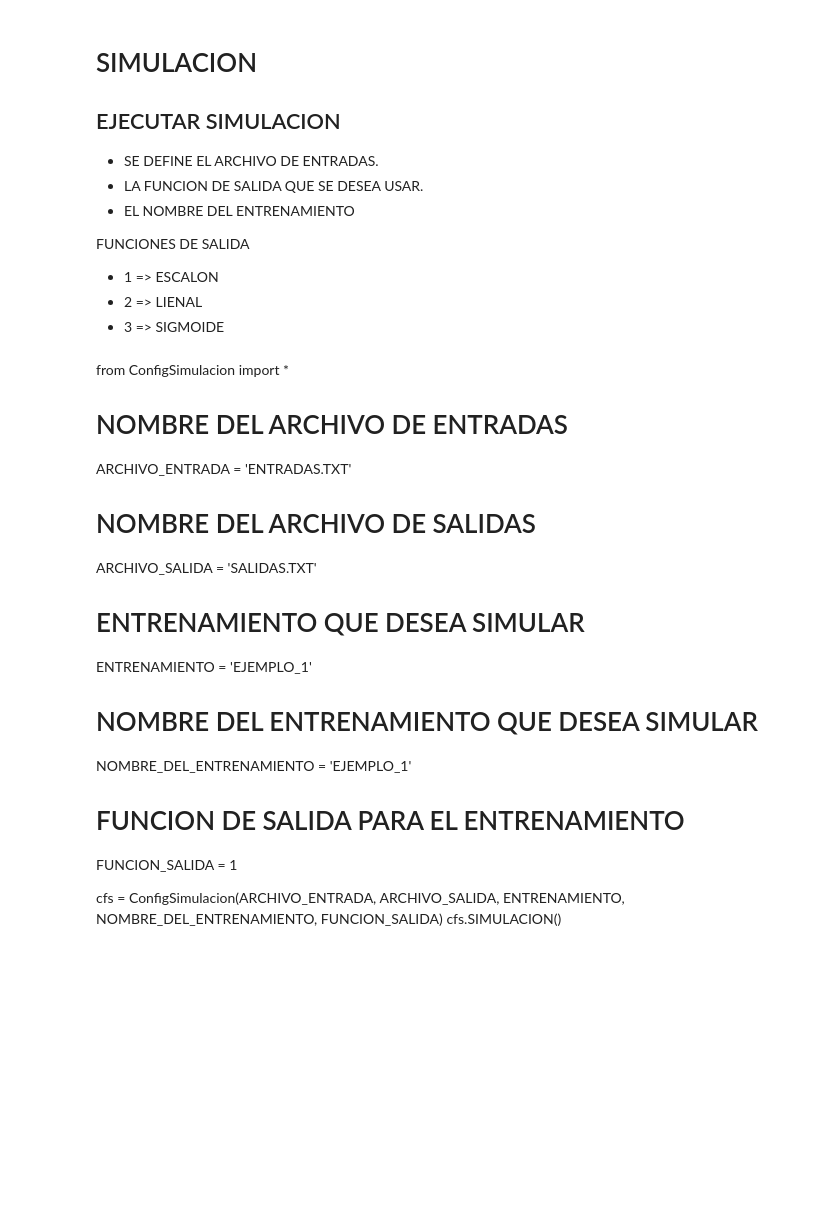
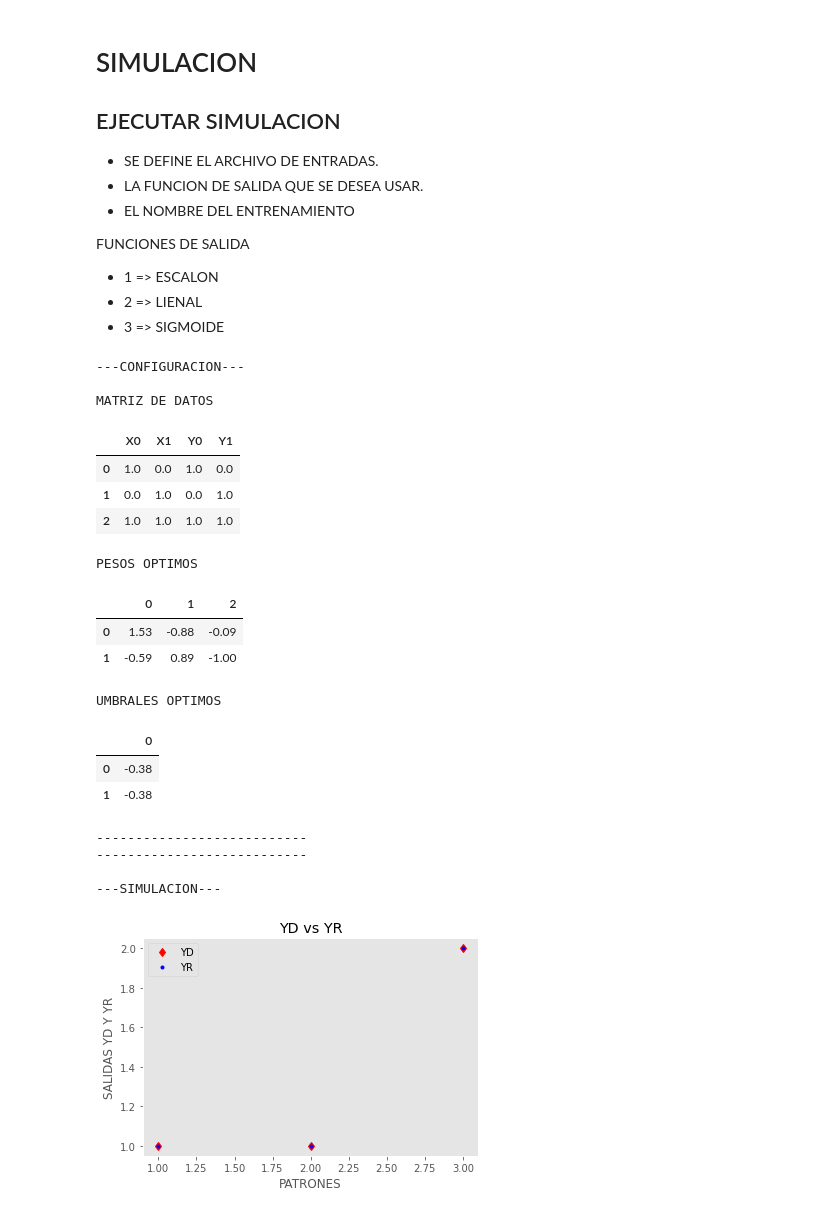
Before and after one commit to ArnoldFrb/PERCEPTRON_UNICAPA, a Jupyter notebook: PERCEPTRON.ipynb, the cells around one changed output. Drawn from its saved outputs; the diff is of its cells as text; code cells hidden in the pictures; blank space fills up the shorter version.

```diff
--- a/PERCEPTRON.ipynb
+++ b/PERCEPTRON.ipynb
@@ -78,23 +79,44 @@ FUNCIONES DE SALIDA
 - 1 => ESCALON
 - 2 => LIENAL
 - 3 => SIGMOIDE
-# %% [markdown]
-from ConfigSimulacion import *
-
-# NOMBRE DEL ARCHIVO DE ENTRADAS
-ARCHIVO_ENTRADA = 'ENTRADAS.TXT'
-
-# NOMBRE DEL ARCHIVO DE SALIDAS
-ARCHIVO_SALIDA = 'SALIDAS.TXT'
-
-# ENTRENAMIENTO QUE DESEA SIMULAR
-ENTRENAMIENTO = 'EJEMPLO_1'
-
-# NOMBRE DEL ENTRENAMIENTO QUE DESEA SIMULAR
-NOMBRE_DEL_ENTRENAMIENTO = 'EJEMPLO_1'
-
-# FUNCION DE SALIDA PARA EL ENTRENAMIENTO
-FUNCION_SALIDA = 1
-
-cfs = ConfigSimulacion(ARCHIVO_ENTRADA, ARCHIVO_SALIDA, ENTRENAMIENTO, NOMBRE_DEL_ENTRENAMIENTO, FUNCION_SALIDA)
-cfs.SIMULACION()
+# %%
+from ConfigSimulacion import *
+
+# NOMBRE DEL ARCHIVO DE ENTRADAS
+ARCHIVO_ENTRADA = 'ENTRADAS.TXT'
+
+# NOMBRE DEL ARCHIVO DE SALIDAS
+ARCHIVO_SALIDA = 'SALIDAS.TXT'
+
+# ENTRENAMIENTO QUE DESEA SIMULAR
+ENTRENAMIENTO = 'EJEMPLO_1'
+
+# NOMBRE DEL ENTRENAMIENTO QUE DESEA SIMULAR
+NOMBRE_DEL_ENTRENAMIENTO = 'EJEMPLO_1'
+
+# FUNCION DE SALIDA PARA EL ENTRENAMIENTO
+FUNCION_SALIDA = 1
+
+cfs = ConfigSimulacion(ARCHIVO_ENTRADA, ARCHIVO_SALIDA, ENTRENAMIENTO, NOMBRE_DEL_ENTRENAMIENTO, FUNCION_SALIDA)
+cfs.SIMULACION()
+# %% [output]
+---CONFIGURACION---
+
+MATRIZ DE DATOS
+|  | X0 | X1 | Y0 | Y1 |
+| 0 | 1.0 | 0.0 | 1.0 | 0.0 |
+| 1 | 0.0 | 1.0 | 0.0 | 1.0 |
+| 2 | 1.0 | 1.0 | 1.0 | 1.0 |
+PESOS OPTIMOS
+|  | 0 | 1 | 2 |
+| 0 | 1.53 | -0.88 | -0.09 |
+| 1 | -0.59 | 0.89 | -1.00 |
+UMBRALES OPTIMOS
+|  | 0 |
+| 0 | -0.38 |
+| 1 | -0.38 |
+---------------------------
+---------------------------
+
+---SIMULACION---
+[figure, added]
```
Also changed, not shown: parts of 1 cell of this notebook, 6 other files.
